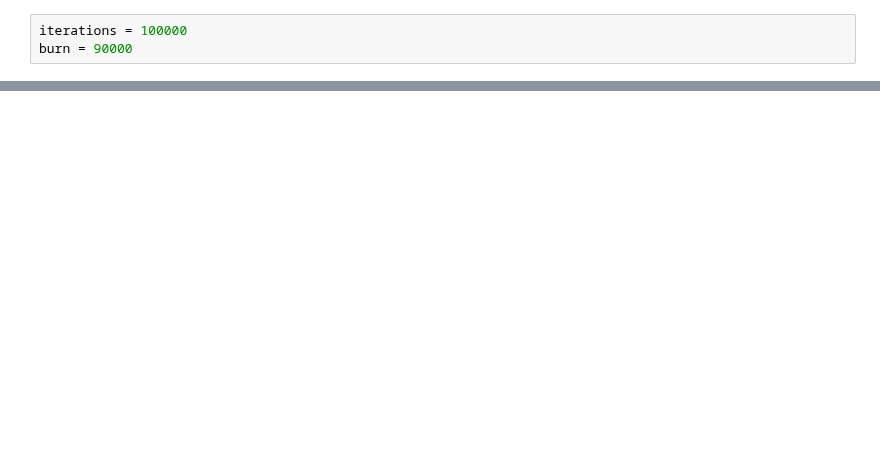
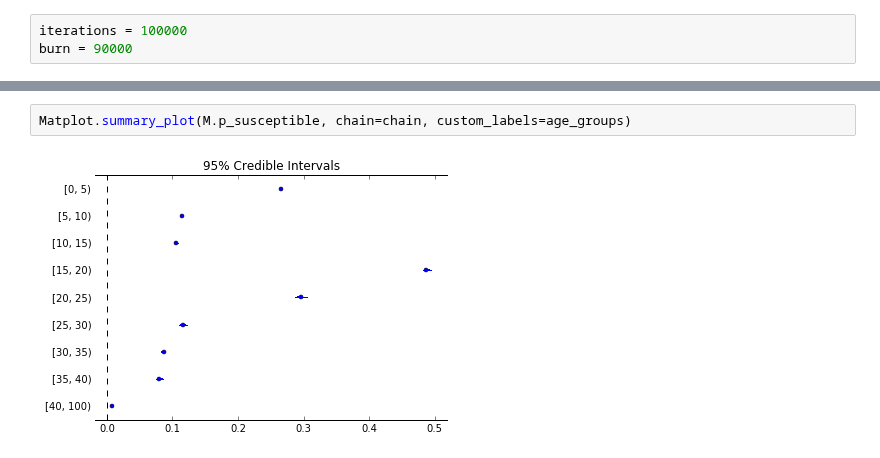
Before and after one commit to fonnesbeck/SaoPauloMeasles, a Jupyter notebook: Simple Measles Model (Matrix beta).ipynb, the cells around one changed output, grey strips where cells are left out. Saved outputs shown, nothing was run; the diff lists cells and outputs as text; blank space fills up the shorter version.

```diff
--- a/Simple Measles Model (Matrix beta).ipynb
+++ b/Simple Measles Model (Matrix beta).ipynb
@@ -587,0 +600,4 @@ Matplot.summary_plot(M.p_susceptible)
+# %%
+Matplot.summary_plot(M.p_susceptible, chain=chain, custom_labels=age_groups)
+# %% [output]
+[figure, added]
```
Also changed, not shown: parts of 21 cells of this notebook.
